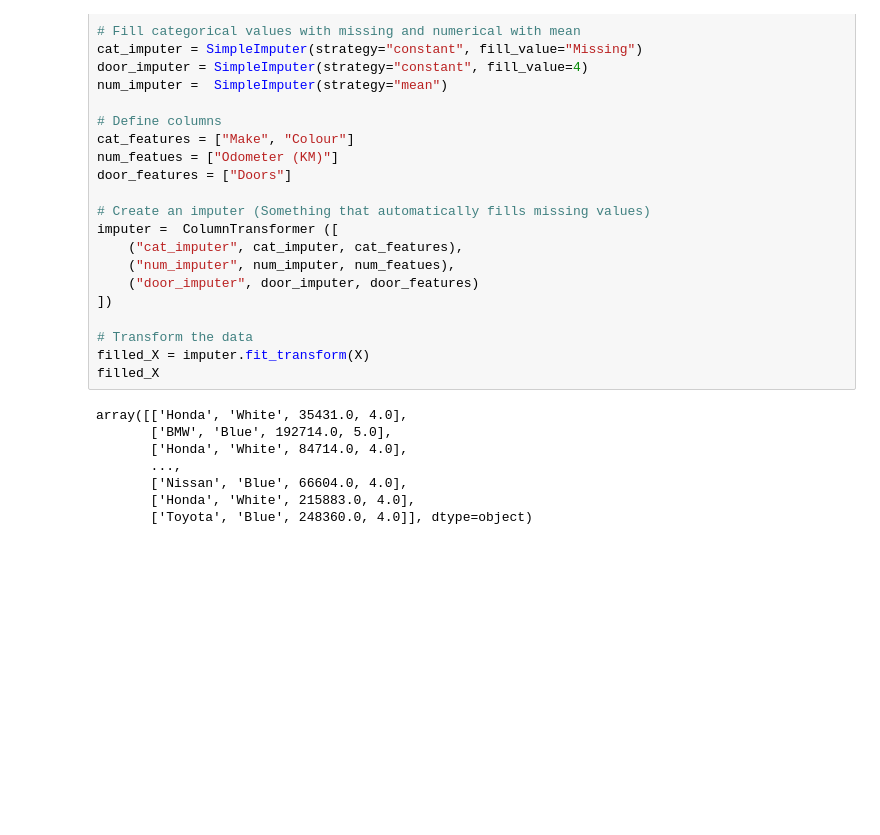
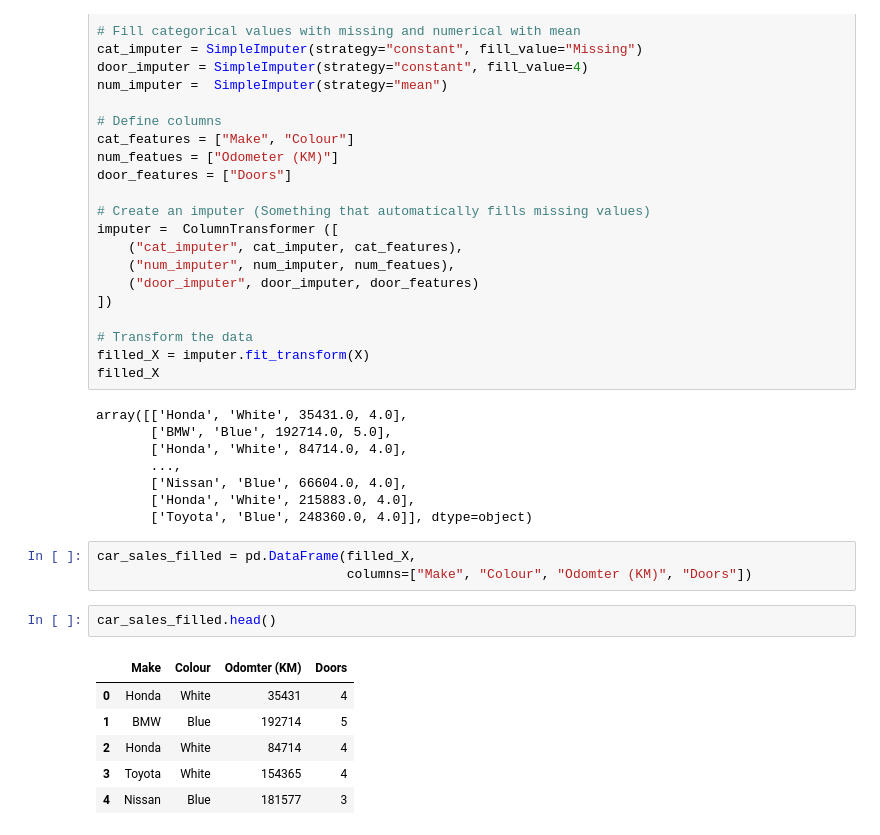
Before and after one commit to Rayani00/python, a Jupyter notebook: MLPerso/Scikit-learn/Introduction-to-scikiit-learn.ipynb, the cells around one changed output. Cells and saved outputs as stored; diff of their text form; blank space fills up the shorter version.

```diff
--- a/MLPerso/Scikit-learn/Introduction-to-scikiit-learn.ipynb
+++ b/MLPerso/Scikit-learn/Introduction-to-scikiit-learn.ipynb
@@ -575,3 +575,15 @@ array([['Honda', 'White', 35431.0, 4.0],
        ['Nissan', 'Blue', 66604.0, 4.0],
        ['Honda', 'White', 215883.0, 4.0],
        ['Toyota', 'Blue', 248360.0, 4.0]], dtype=object)
+# %%
+car_sales_filled = pd.DataFrame(filled_X,
+                                columns=["Make", "Colour", "Odomter (KM)", "Doors"])
+# %%
+car_sales_filled.head()
+# %% [output]
+|  | Make | Colour | Odomter (KM) | Doors |
+| 0 | Honda | White | 35431 | 4 |
+| 1 | BMW | Blue | 192714 | 5 |
+| 2 | Honda | White | 84714 | 4 |
+| 3 | Toyota | White | 154365 | 4 |
+| 4 | Nissan | Blue | 181577 | 3 |
```
Also changed, not shown: parts of 3 cells of this notebook.
